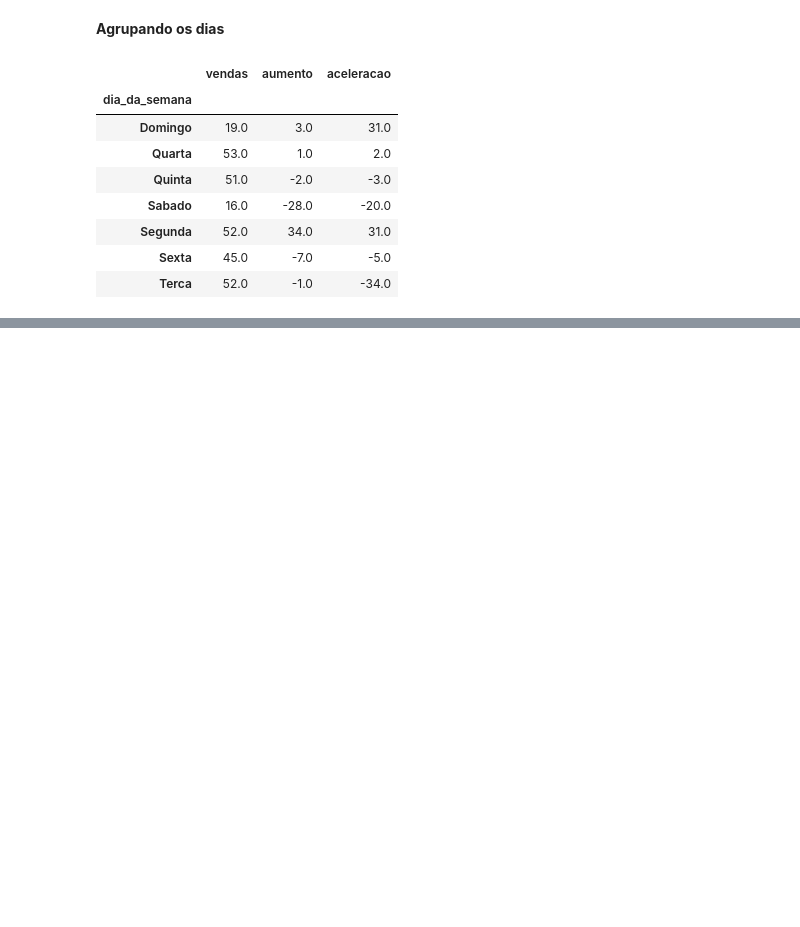
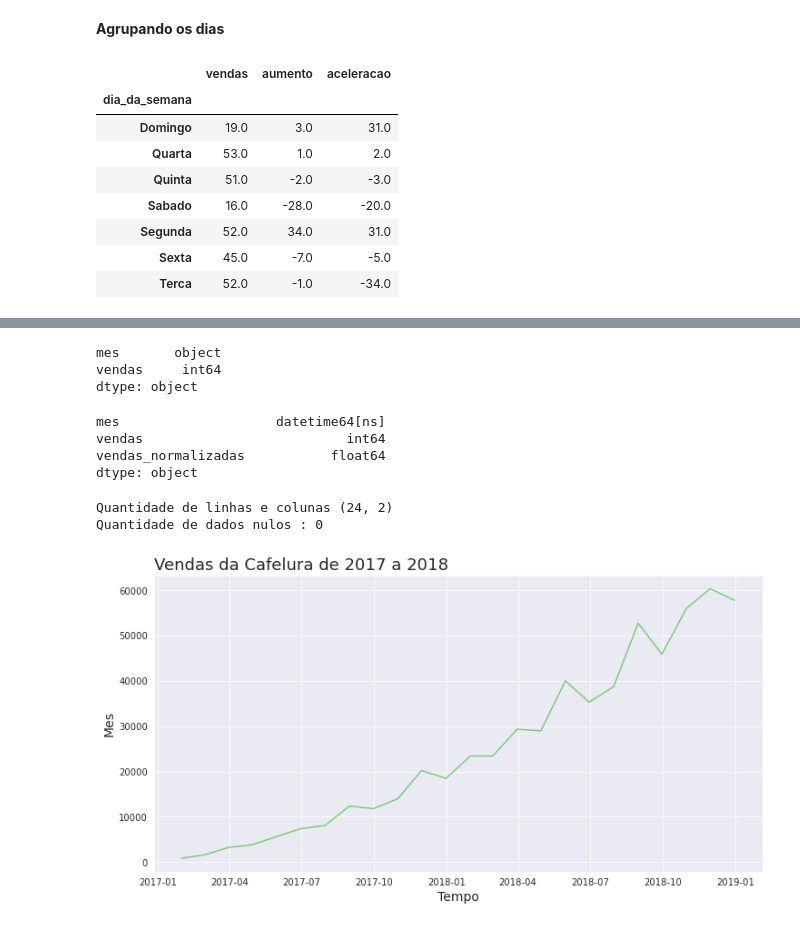
Before and after one commit to gabriels3t/data-science-series-temporais, a Jupyter notebook: Time Series.ipynb, the cells around one changed output, grey strips where cells are left out. Drawn from its saved outputs; the diff is of its cells as text; code cells hidden in the pictures; blank space fills up the shorter version.

```diff
--- a/Time Series.ipynb
+++ b/Time Series.ipynb
@@ -365,0 +391,3 @@ vendas_agrupadas
+# %%
+cafelura = pd.read_csv('data/cafelura.csv')
+cafelura.head()
@@ -365,0 +401,24 @@ vendas_agrupadas
+# %%
+cafelura.dtypes
+# %% [output]
+mes       object
+vendas     int64
+dtype: object
+# %%
+cafelura.mes = pd.to_datetime(cafelura.mes)
+cafelura.dtypes
+# %% [output]
+mes                    datetime64[ns]
+vendas                          int64
+vendas_normalizadas           float64
+dtype: object
+# %%
+print(f'Quantidade de linhas e colunas {cafelura.shape}')
+print(f'Quantidade de dados nulos : {cafelura.isna().sum().sum() }')
+# %% [output]
+Quantidade de linhas e colunas (24, 2)
+Quantidade de dados nulos : 0
+# %%
+plotar('mes','vendas',cafelura,'Vendas da Cafelura de 2017 a 2018','Tempo','Mes')
+# %% [output]
+[figure, added]
```
Also changed, not shown: parts of 18 cells of this notebook.
